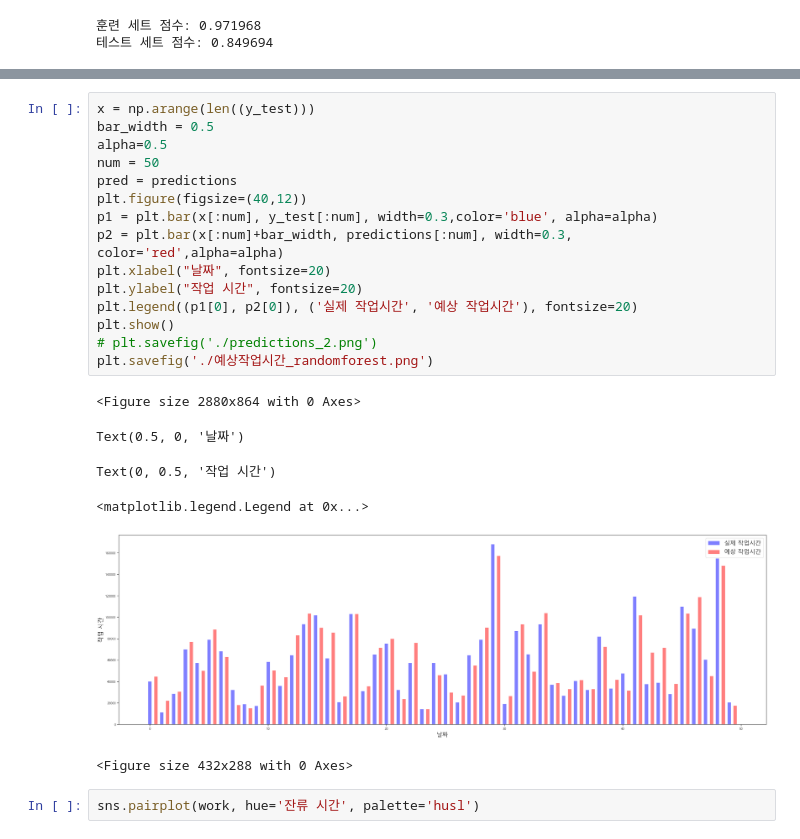
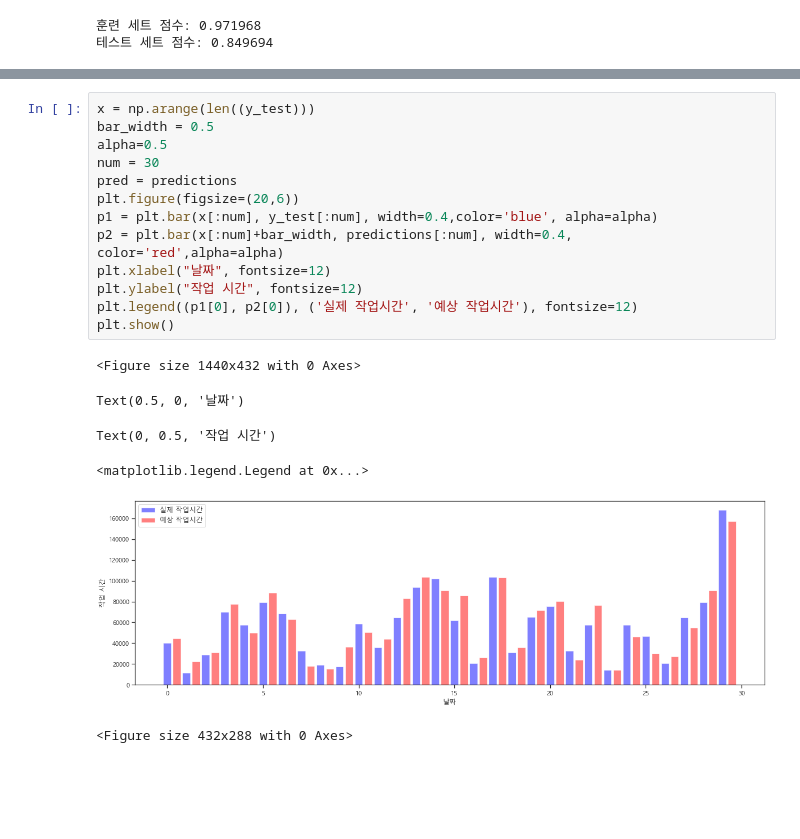
Before and after one commit to J-woooo/Bigdata_contest, a Jupyter notebook: model.ipynb, the cells around one changed output, grey strips where cells are left out. Drawn from its saved outputs; the diff is of its cells as text; blank space fills up the shorter version.

```diff
--- a/model.ipynb
+++ b/model.ipynb
@@ -386,24 +386,20 @@ Text(0, 0.5, '발전량')
 # %%
 x = np.arange(len((y_test)))
 bar_width = 0.5
 alpha=0.5
-num = 50
+num = 30
 pred = predictions
-plt.figure(figsize=(40,12))
-p1 = plt.bar(x[:num], y_test[:num], width=0.3,color='blue', alpha=alpha)
-p2 = plt.bar(x[:num]+bar_width, predictions[:num], width=0.3, color='red',alpha=alpha)
-plt.xlabel("날짜", fontsize=20)
-plt.ylabel("작업 시간", fontsize=20)
-plt.legend((p1[0], p2[0]), ('실제 작업시간', '예상 작업시간'), fontsize=20)
+plt.figure(figsize=(20,6))
+p1 = plt.bar(x[:num], y_test[:num], width=0.4,color='blue', alpha=alpha)
+p2 = plt.bar(x[:num]+bar_width, predictions[:num], width=0.4, color='red',alpha=alpha)
+plt.xlabel("날짜", fontsize=12)
+plt.ylabel("작업 시간", fontsize=12)
+plt.legend((p1[0], p2[0]), ('실제 작업시간', '예상 작업시간'), fontsize=12)
 plt.show()
-# plt.savefig('./predictions_2.png')
-plt.savefig('./예상작업시간_randomforest.png')
 # %% [output]
-<Figure size 2880x864 with 0 Axes>
+<Figure size 1440x432 with 0 Axes>
 Text(0.5, 0, '날짜')
 Text(0, 0.5, '작업 시간')
 <matplotlib.legend.Legend at 0x...>
-[figure, old version]
+[figure, new version]
 <Figure size 432x288 with 0 Axes>
-# %%
-sns.pairplot(work, hue='잔류 시간', palette='husl')
```
Also changed, not shown: parts of 8 cells of this notebook.
